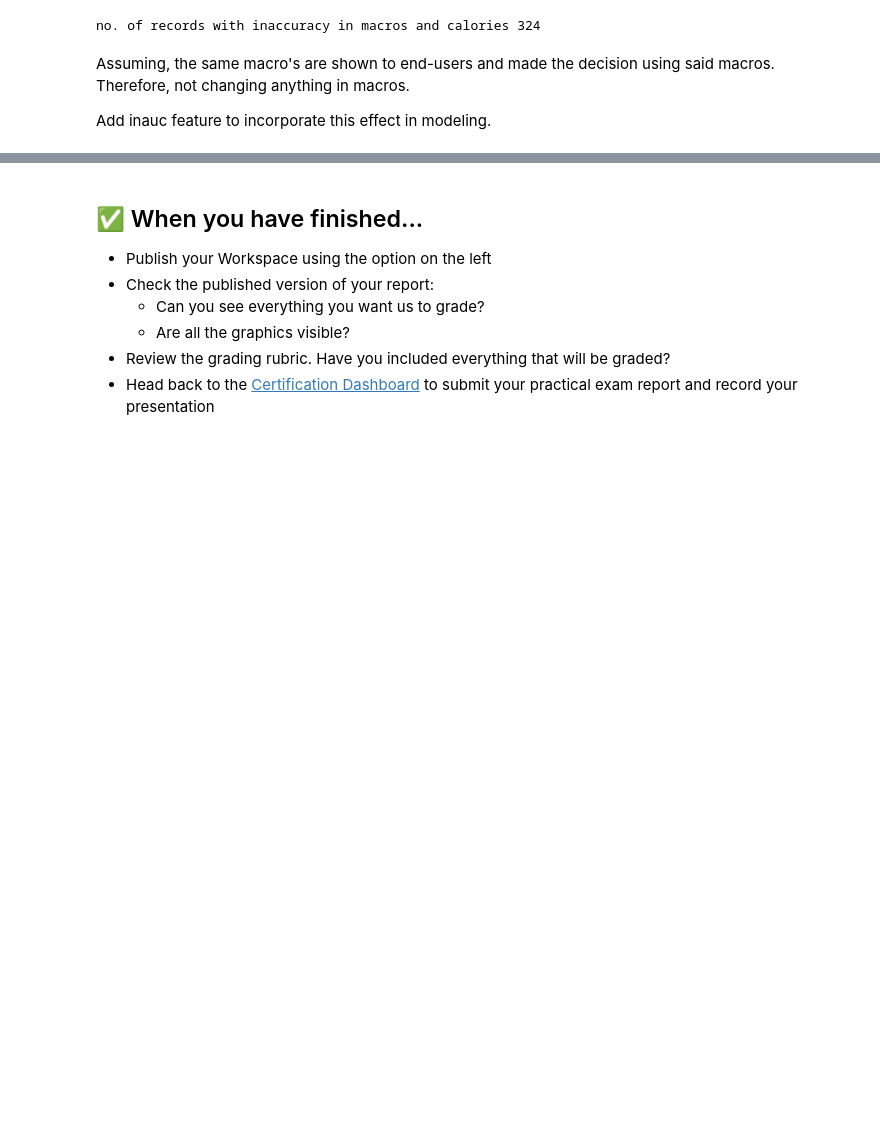
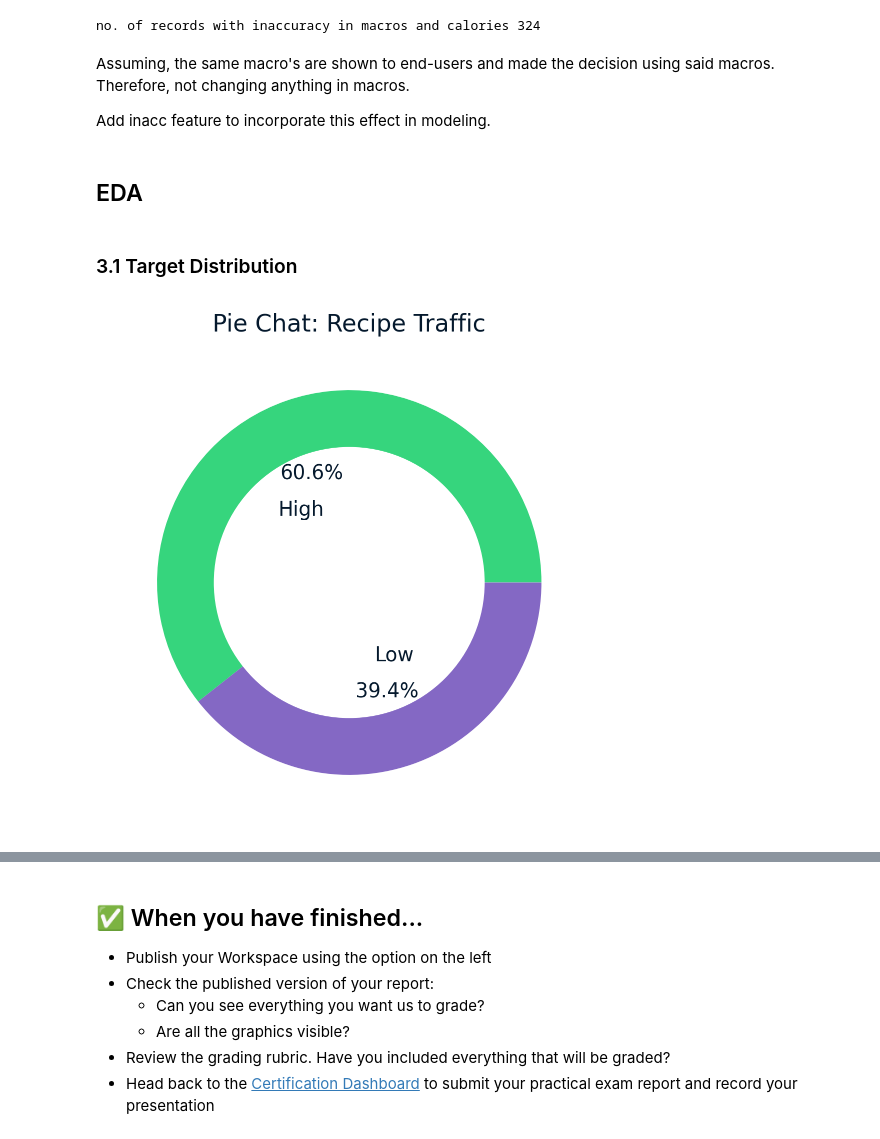
Before and after one commit to shashankgarewal/datacamp, a Jupyter notebook: notebook.ipynb, the cells around one changed output, grey strips where cells are left out. Cells and saved outputs as stored; diff of their text form; code cells hidden in the pictures; blank space fills up the shorter version.

Commit message:
Add eda plots: target with/out other feature

```diff
--- a/notebook.ipynb
+++ b/notebook.ipynb
@@ -223,6 +223,7 @@ for col in ['calories', 'carbohydrate', 'sugar', 'protein']:
 
 # 4. Binary target
 df_clean['high_traffic_binary'] = (df_clean['high_traffic'] == 'High').astype(int)
+df_clean['high_traffic'].fillna('Low', inplace=True) # just for plots
 
 print(f'\nTarget: {df_clean["high_traffic_binary"].value_counts().to_dict()}')
 print(f'High traffic rate: {df_clean["high_traffic_binary"].mean():.1%}')
@@ -249,8 +250,20 @@ df_clean['inacc'] = (df_clean['calories'] < 4*(df_clean['carbohydrate']+df_clean
 # %% [markdown]
 Assuming, the same macro's are shown to end-users and made the decision using said macros. Therefore, not changing anything in macros.
 
-Add inauc feature to incorporate this effect in modeling.
+Add inacc feature to incorporate this effect in modeling.
+# %% [markdown]
+## EDA
+# %% [markdown]
+### 3.1 Target Distribution
 # %%
-!git add notebook.ipynb
-!git commit -m "Add cleaning, sanity check, and feature engineering"
-!git push origin master
+dist = df_clean['high_traffic_binary'].value_counts().values
+names = ['High', 'Low']
+my_circle = plt.Circle( (0,0), 0.7, color=DC_WHITE)
+plt.pie(dist, labels=names, colors=[DC_GREEN, DC_PURPLE],
+        autopct='%1.1f%%', labeldistance=0.40)
+p = plt.gcf()
+p.gca().add_artist(my_circle)
+plt.title("Pie Chat: Recipe Traffic")
+plt.show()
+# %% [output]
+[figure, added]
```
Also changed, not shown: parts of 9 cells of this notebook.
